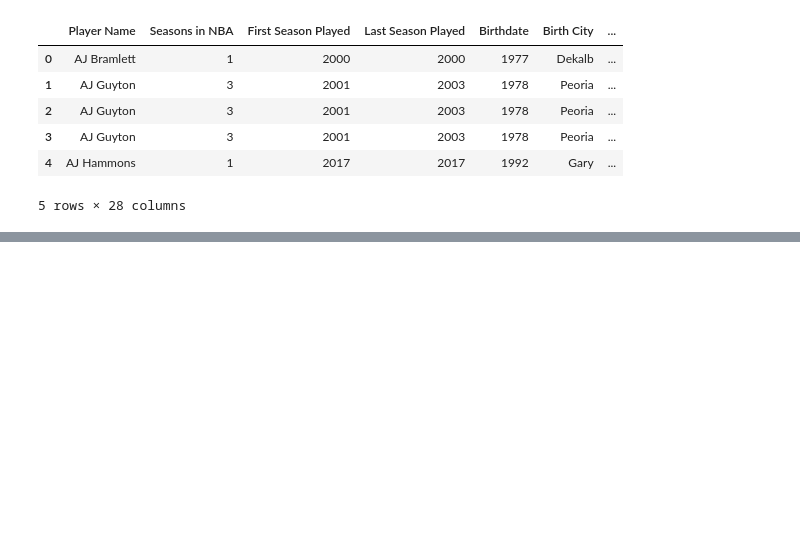
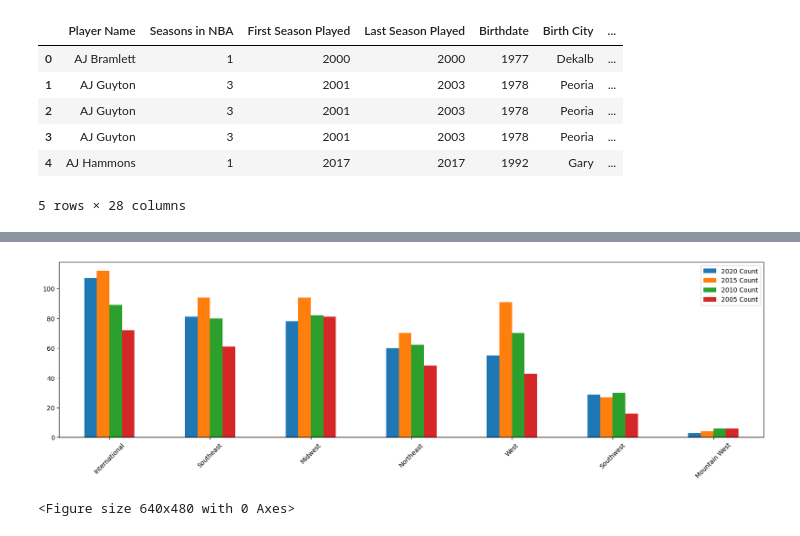
Before and after one commit to emitropoulos/Project-1, a Jupyter notebook: nba_analysis.ipynb, the cells around one changed output, grey strips where cells are left out. Saved outputs shown, nothing was run; the diff lists cells and outputs as text; code cells hidden in the pictures; blank space fills up the shorter version.

```diff
--- a/nba_analysis.ipynb
+++ b/nba_analysis.ipynb
@@ -411,0 +382,19 @@ plt.show()
+# %%
+# Get 5 year data
+season_2004_to_2005 = pd.DataFrame(adding_stadiums.loc[adding_stadiums["Season"] == "2004-05",:])
+season_2009_to_2010 = pd.DataFrame(adding_stadiums.loc[adding_stadiums["Season"] == "2009-10",:])
+season_2014_to_2015 = pd.DataFrame(adding_stadiums.loc[adding_stadiums["Season"] == "2014-15",:])
+season_2019_to_2020 = pd.DataFrame(adding_stadiums.loc[adding_stadiums["Season"] == "2019-20",:])
+# %%
+# Remove unneed columns
+season_2004_to_2005 = season_2004_to_2005[['Player Name', 'Region']]
+season_2009_to_2010 = season_2009_to_2010[['Player Name', 'Region']]
+season_2014_to_2015 = season_2014_to_2015[['Player Name', 'Region']]
+season_2019_to_2020 = season_2019_to_2020[['Player Name', 'Region']]
+# %%
+# Count how many players are from each region during each time period
+region_counts_2020 = season_2019_to_2020['Region'].value_counts().reset_index()
+region_counts_2015 = season_2014_to_2015['Region'].value_counts().reset_index()
+region_counts_2010 = season_2009_to_2010['Region'].value_counts().reset_index()
+region_counts_2005 = season_2004_to_2005['Region'].value_counts().reset_index()
+region_counts_2015
@@ -411,0 +410,12 @@ plt.show()
+# %%
+#Rename count column
+region_counts_2020 = region_counts_2020.rename(columns={'count': '2020 Count'})
+region_counts_2015 = region_counts_2015.rename(columns={'count': '2015 Count'})
+region_counts_2010 = region_counts_2010.rename(columns={'count': '2010 Count'})
+region_counts_2005 = region_counts_2005.rename(columns={'count': '2005 Count'})
+
+# Merge dataframes
+merged_5_year_data = pd.merge(region_counts_2020, region_counts_2015, on=["Region"], how ="inner")
+merged_5_year_data = pd.merge(merged_5_year_data, region_counts_2010, on=["Region"], how ="inner")
+merged_5_year_data = pd.merge(merged_5_year_data, region_counts_2005, on=["Region"], how ="inner")
+merged_5_year_data
@@ -411,0 +461,12 @@ plt.show()
+# %%
+# Pandas can also plot multiple columns if the DataFrame includes them
+multi_plot = merged_5_year_data.plot(kind="bar", figsize=(20,5))
+
+# PandasPlot.set_xticklabels() can be used to set the tick labels as well
+multi_plot.set_xticklabels(merged_5_year_data["Region"], rotation=45)
+
+plt.show()
+plt.tight_layout()
+# %% [output]
+[figure, added]
+<Figure size 640x480 with 0 Axes>
```
Also changed, not shown: parts of 10 cells of this notebook.
